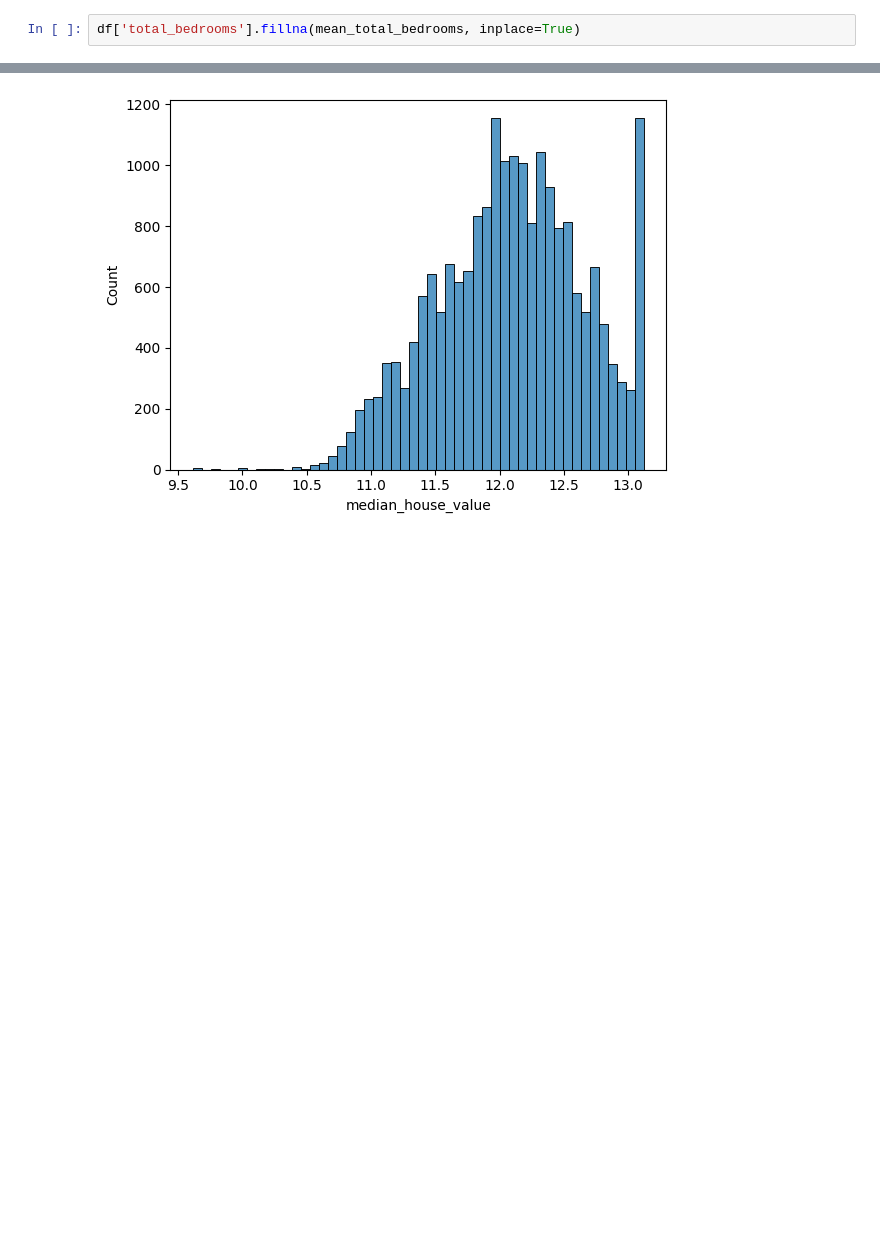
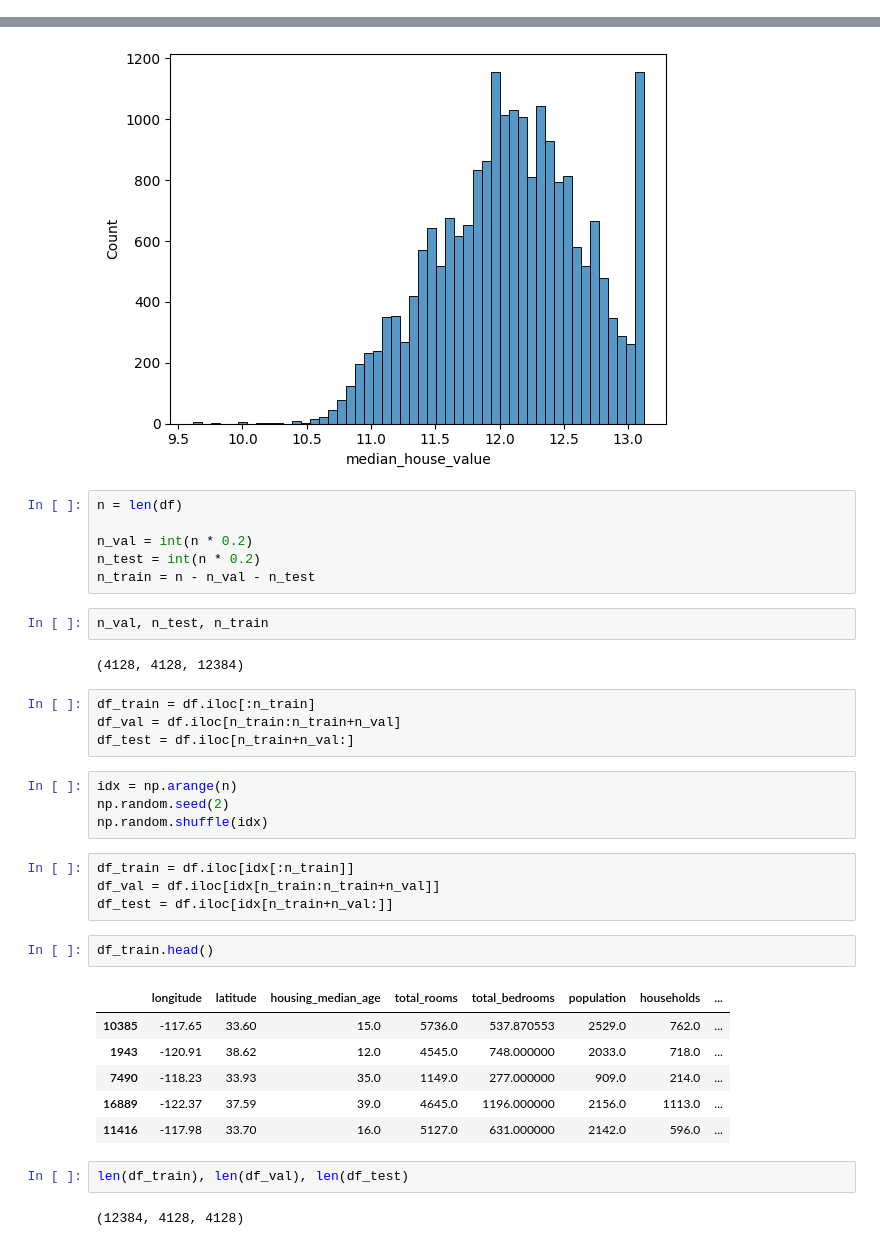
Before and after one commit to HannaPo/ML-zoomcamp, a Jupyter notebook: homework_intro.ipynb, the cells around one changed output, grey strips where cells are left out. Saved outputs shown, nothing was run; the diff lists cells and outputs as text; blank space fills up the shorter version.

```diff
--- a/homework_intro.ipynb
+++ b/homework_intro.ipynb
@@ -139,6 +152,4 @@ mean_total_bedrooms = df['total_bedrooms'].mean()
 mean_total_bedrooms
 # %% [output]
 537.8705525375618
-# %%
-df['total_bedrooms'].fillna(mean_total_bedrooms, inplace=True)
 # %%
@@ -177,3 +188,38 @@ sns.histplot(median_price_logs, bins=50)
 # %% [output]
 <Axes: xlabel='median_house_value', ylabel='Count'>
 [figure]
+# %%
+n = len(df)
+
+n_val = int(n * 0.2)
+n_test = int(n * 0.2)
+n_train = n - n_val - n_test
+# %%
+n_val, n_test, n_train
+# %% [output]
+(4128, 4128, 12384)
+# %%
+df_train = df.iloc[:n_train]
+df_val = df.iloc[n_train:n_train+n_val]
+df_test = df.iloc[n_train+n_val:]
+# %%
+idx = np.arange(n)
+np.random.seed(2)
+np.random.shuffle(idx)
+# %%
+df_train = df.iloc[idx[:n_train]]
+df_val = df.iloc[idx[n_train:n_train+n_val]]
+df_test = df.iloc[idx[n_train+n_val:]]
+# %%
+df_train.head()
+# %% [output]
+|  | longitude | latitude | housing_median_age | total_rooms | total_bedrooms | population | households | ... |
+| 10385 | -117.65 | 33.60 | 15.0 | 5736.0 | 537.870553 | 2529.0 | 762.0 | ... |
+| 1943 | -120.91 | 38.62 | 12.0 | 4545.0 | 748.000000 | 2033.0 | 718.0 | ... |
+| 7490 | -118.23 | 33.93 | 35.0 | 1149.0 | 277.000000 | 909.0 | 214.0 | ... |
+| 16889 | -122.37 | 37.59 | 39.0 | 4645.0 | 1196.000000 | 2156.0 | 1113.0 | ... |
+| 11416 | -117.98 | 33.70 | 16.0 | 5127.0 | 631.000000 | 2142.0 | 596.0 | ... |
+# %%
+len(df_train), len(df_val), len(df_test)
+# %% [output]
+(12384, 4128, 4128)
```
Also changed, not shown: parts of 9 cells of this notebook.
